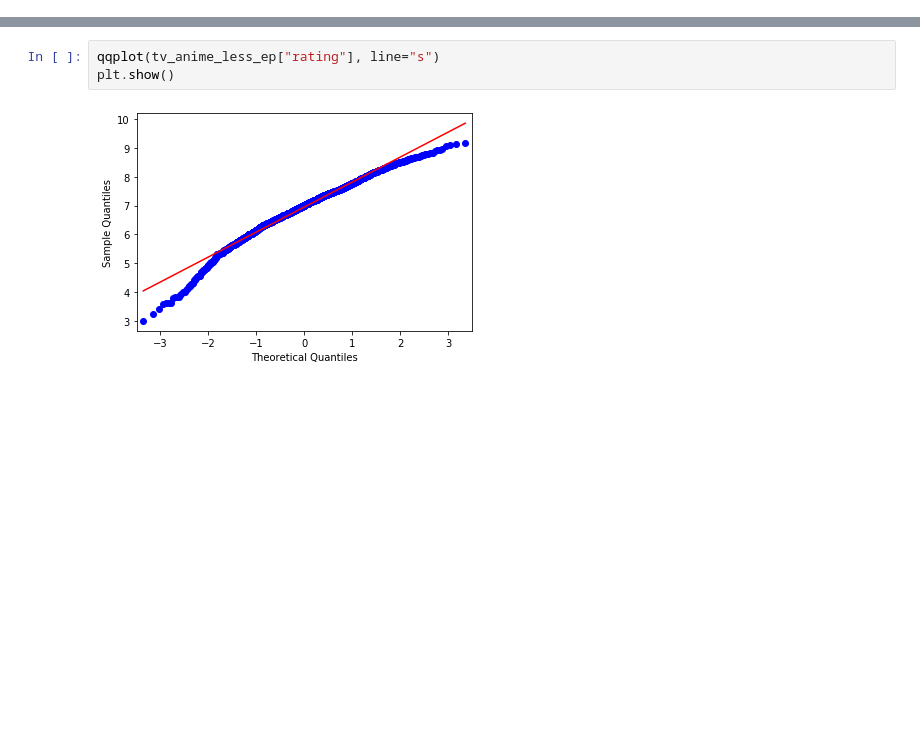
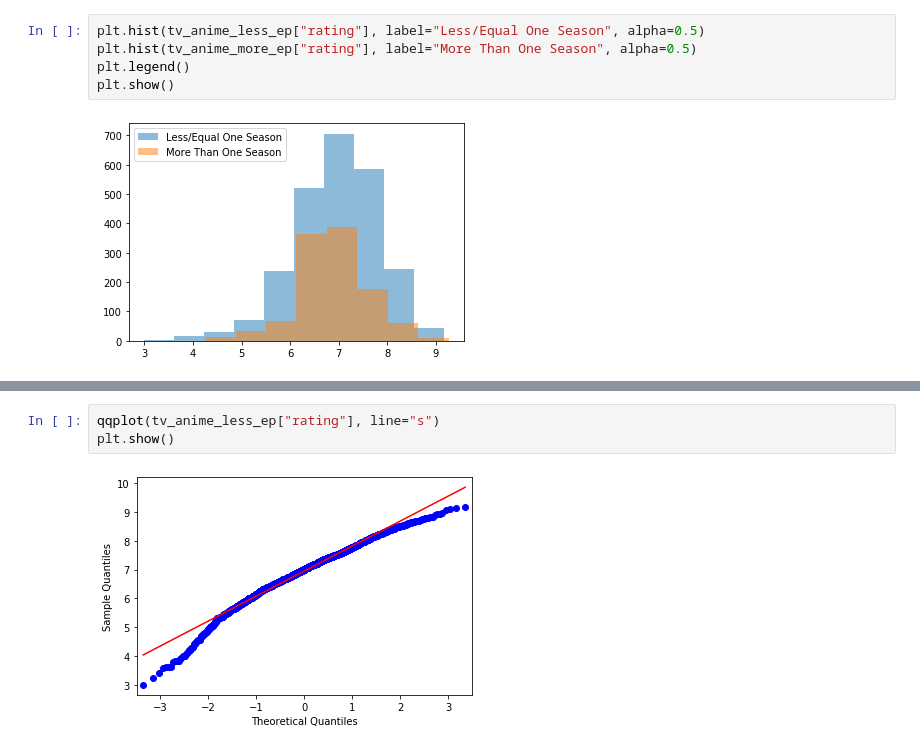
Before and after one commit to SLoganQ/Regarding_Anime, a Jupyter notebook: regarding_anime_data_explorations.ipynb, the cells around one changed output, grey strips where cells are left out. Cells and saved outputs as stored; diff of their text form; blank space fills up the shorter version.

```diff
--- a/regarding_anime_data_explorations.ipynb
+++ b/regarding_anime_data_explorations.ipynb
@@ -231,3 +231,10 @@ plt.show()
 # %% [output]
 [figure]
 [interactive output not drawn]
+# %%
+plt.hist(tv_anime_less_ep["rating"], label="Less/Equal One Season", alpha=0.5)
+plt.hist(tv_anime_more_ep["rating"], label="More Than One Season", alpha=0.5)
+plt.legend()
+plt.show()
+# %% [output]
+[figure, added]
```
Also changed, not shown: parts of 10 cells of this notebook.
